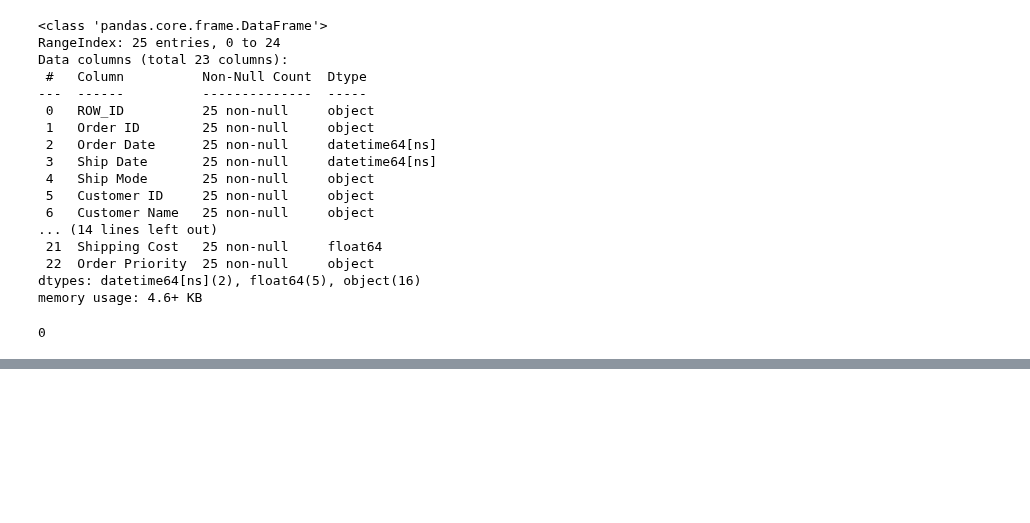
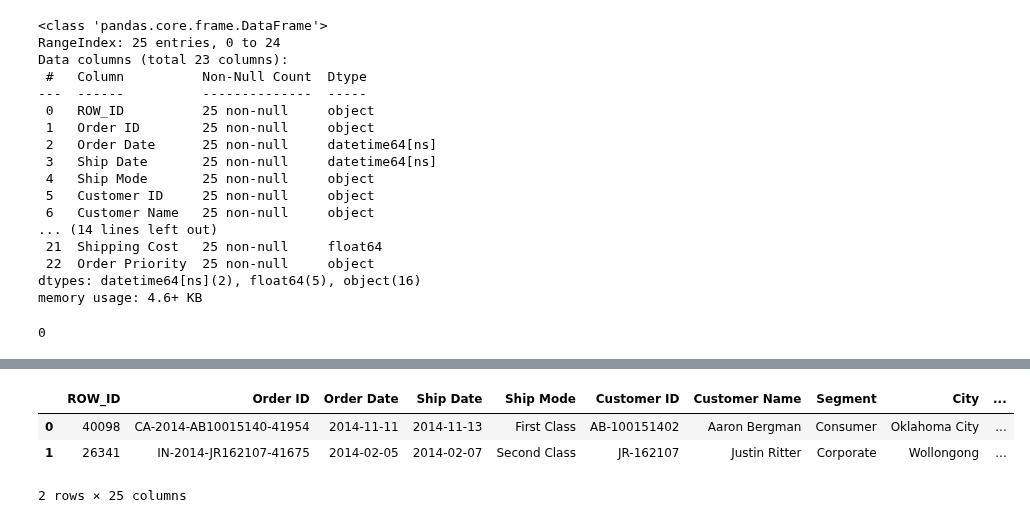
Before and after one commit to Lenmbugua/Analytics-Practice-Datasets, a Jupyter notebook: GlobalSuperstore.ipynb, the cells around one changed output, grey strips where cells are left out. Drawn from its saved outputs; the diff is of its cells as text; code cells hidden in the pictures; blank space fills up the shorter version.

```diff
--- a/GlobalSuperstore.ipynb
+++ b/GlobalSuperstore.ipynb
@@ -219,0 +263,7 @@ df['Order Date']
+# %%
+df.head(2)
+# %% [output]
+|  | ROW_ID | Order ID | Order Date | Ship Date | Ship Mode | Customer ID | Customer Name | Segment | City | ... |
+| 0 | 40098 | CA-2014-AB10015140-41954 | 2014-11-11 | 2014-11-13 | First Class | AB-100151402 | Aaron Bergman | Consumer | Oklahoma City | ... |
+| 1 | 26341 | IN-2014-JR162107-41675 | 2014-02-05 | 2014-02-07 | Second Class | JR-162107 | Justin Ritter | Corporate | Wollongong | ... |
+2 rows × 25 columns
```
Also changed, not shown: parts of 8 cells of this notebook.
